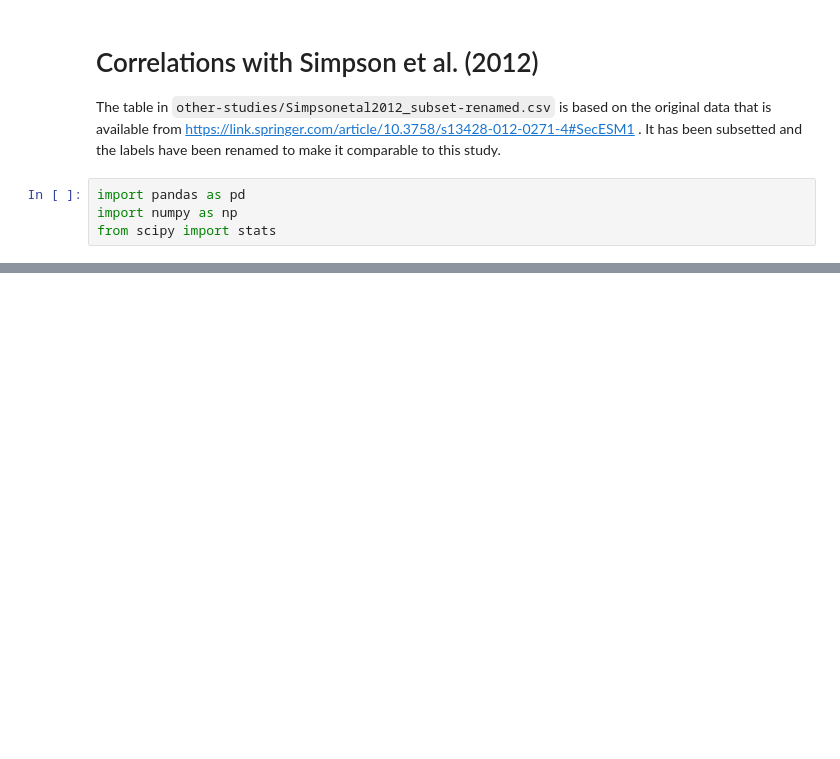
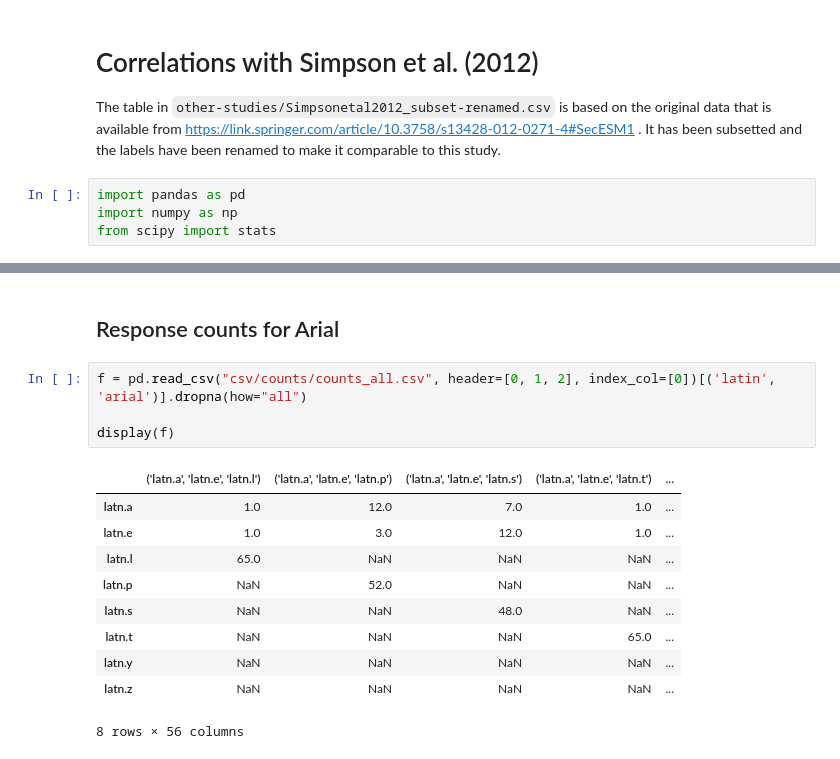
Before and after one commit to MrBrezina/context-sensitive-visual-similarity, a Jupyter notebook: data/correlations-with-simpson-et-al.ipynb, the cells around one changed output, grey strips where cells are left out. Drawn from its saved outputs; the diff is of its cells as text; blank space fills up the shorter version.

```diff
--- a/data/correlations-with-simpson-et-al.ipynb
+++ b/data/correlations-with-simpson-et-al.ipynb
@@ -72,0 +70,17 @@ Corrected alpha is: 0.00385 , for the number of hypotheses: 13
+# %% [markdown]
+## Response counts for Arial
+# %%
+f = pd.read_csv("csv/counts/counts_all.csv", header=[0, 1, 2], index_col=[0])[('latin', 'arial')].dropna(how="all")
+
+display(f)
+# %% [output]
+|  | ('latn.a', 'latn.e', 'latn.l') | ('latn.a', 'latn.e', 'latn.p') | ('latn.a', 'latn.e', 'latn.s') | ('latn.a', 'latn.e', 'latn.t') | ... |
+| latn.a | 1.0 | 12.0 | 7.0 | 1.0 | ... |
+| latn.e | 1.0 | 3.0 | 12.0 | 1.0 | ... |
+| latn.l | 65.0 | NaN | NaN | NaN | ... |
+| latn.p | NaN | 52.0 | NaN | NaN | ... |
+| latn.s | NaN | NaN | 48.0 | NaN | ... |
+| latn.t | NaN | NaN | NaN | 65.0 | ... |
+| latn.y | NaN | NaN | NaN | NaN | ... |
+| latn.z | NaN | NaN | NaN | NaN | ... |
+8 rows × 56 columns
```
Also changed, not shown: parts of 4 cells of this notebook, 3 other files.
